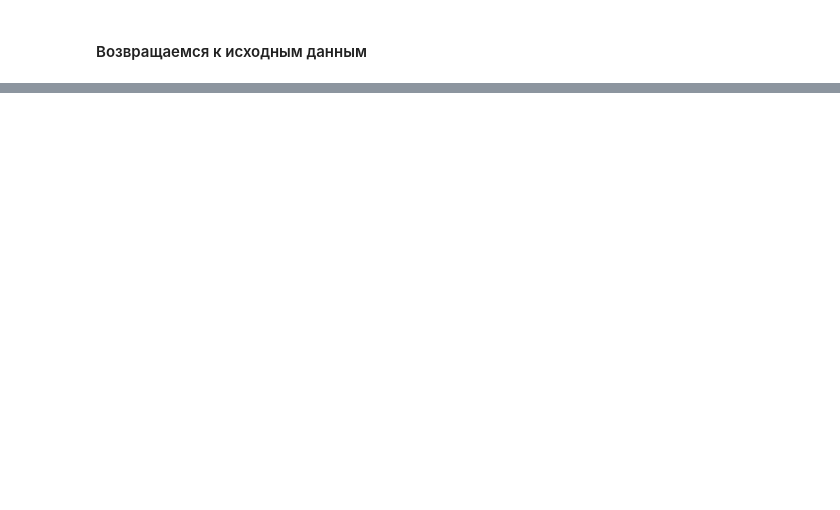
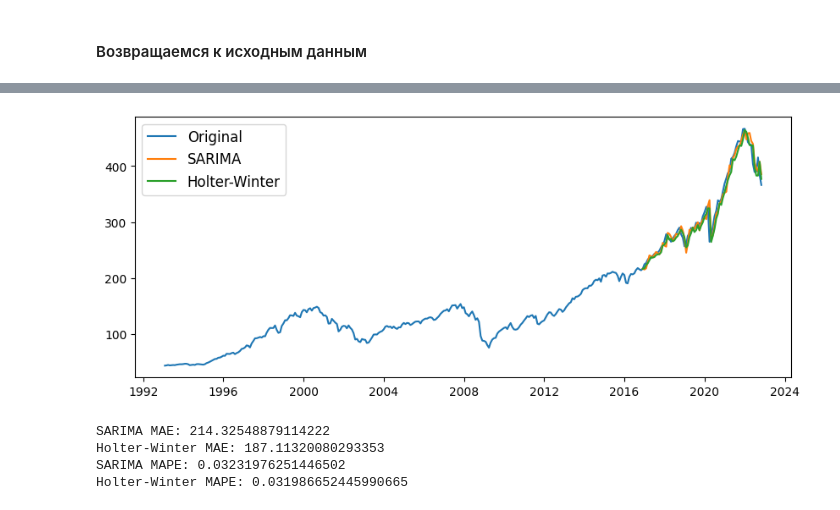
Before and after one commit to mokaruuns/education_itmo, a Jupyter notebook: da/lab2/01.ipynb, the cells around one changed output, grey strips where cells are left out. Saved outputs shown, nothing was run; the diff lists cells and outputs as text; code cells hidden in the pictures; blank space fills up the shorter version.

```diff
--- a/da/lab2/01.ipynb
+++ b/da/lab2/01.ipynb
@@ -243,5 +220,35 @@ def HolterWinter(data, L, alpha, beta, gamma, m):
             trend.append(trend_val)
             season.append(seasonalities[i%L])
     return result[-m:]
+# %%
+def check(x):
+    alpha, beta, gamma = x
+    preds = HolterWinter(d_train, 12, alpha, beta, gamma, len(d_test))
+    return mean_squared_error(preds, d_test)
 # %%
 optimizer = minimize(check, x0=[0, 0, 0], method="L-BFGS-B", bounds = ((0, 1), (0, 1), (0, 1)))
+alpha, beta, gamma = optimizer.x
+# %%
+prediction_hw = HolterWinter(d_train, 12, alpha, beta, gamma, len(d_test))
+prediction_hw = pd.Series(prediction_hw, index=d_test.index)
+# %%
+normal_prediction_hw = get_normal_prediction(month_series_ln[train_size:], prediction_hw)
+# %%
+plt.figure(figsize=(10, 4))
+plt.plot(month_series, label = "Original", )
+plt.plot(normal_prediction_sarima, label = "SARIMA")
+plt.plot(normal_prediction_hw, label = "Holter-Winter")
+plt.legend(fontsize=12)
+plt.show()
+# %% [output]
+[figure, added]
+# %%
+print("SARIMA MAE: {}".format(mean_squared_error(month_series[train_size:], normal_prediction_sarima)))
+print("Holter-Winter MAE: {}".format(mean_squared_error(month_series[train_size:], normal_prediction_hw)))
+print("SARIMA MAPE: {}".format(mean_absolute_percentage_error(month_series[train_size:], normal_prediction_sarima)))
+print("Holter-Winter MAPE: {}".format(mean_absolute_percentage_error(month_series[train_size:], normal_prediction_hw)))
+# %% [output]
+SARIMA MAE: 214.32548879114222
+Holter-Winter MAE: 187.11320080293353
+SARIMA MAPE: 0.03231976251446502
+Holter-Winter MAPE: 0.031986652445990665
```
Also changed, not shown: parts of 4 cells of this notebook.
